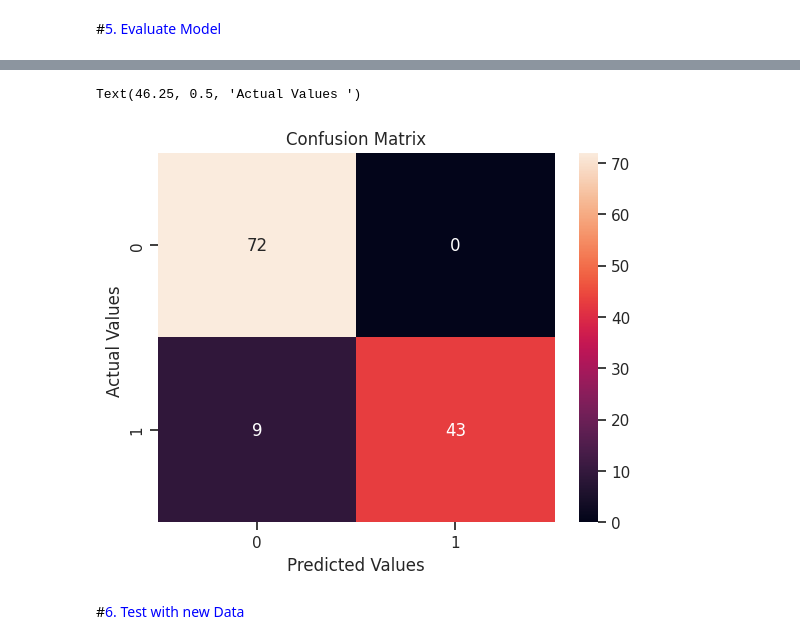
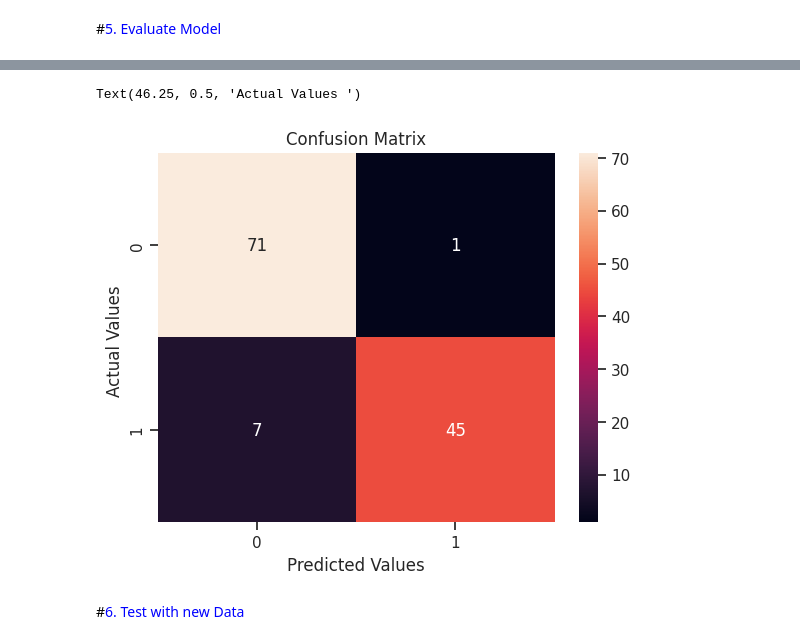
Before and after one commit to DaveMatNat/breast-cancer-ml, a Jupyter notebook: Breast_Cancer_ML.ipynb, the cells around one changed output, grey strips where cells are left out. Drawn from its saved outputs; the diff is of its cells as text; code cells hidden in the pictures.

```diff
--- a/Breast_Cancer_ML.ipynb
+++ b/Breast_Cancer_ML.ipynb
@@ -132,9 +132,9 @@ xtrain.shape , xval.shape
 # %% [markdown]
 #<font color=blue>4. Initialize and train model
 # %%
-tree = DecisionTreeClassifier()
-KNN = KNeighborsClassifier(n_neighbors=1)
-svm = SVC()
-ranforest = RandomForestClassifier()
-NB = GaussianNB()
-logistic = LogisticRegression()
+models = {'tree':DecisionTreeClassifier(),
+'KNN':KNeighborsClassifier(n_neighbors=1),
+'svm': SVC(),
+'ranforest': RandomForestClassifier(),
+'NB': GaussianNB(),
+'logistic': LogisticRegression()}
@@ -173,14 +172,18 @@ weighted avg       0.94      0.93      0.93       124
 # %%
 import seaborn as sb
 from sklearn.metrics import confusion_matrix
+
+m = models['tree']
+y_predict = m.predict(xval)
+
 cf = confusion_matrix(yval , y_predict)
 plt = sb.heatmap(cf, annot=True)
 plt.set_title('Confusion Matrix');
 plt.set_xlabel('Predicted Values')
 plt.set_ylabel('Actual Values ')
 # %% [output]
 Text(46.25, 0.5, 'Actual Values ')
-[figure, old version]
+[figure, new version]
 # %% [markdown]
 #<font color=blue>6. Test with new Data
 # %%
```
Also changed, not shown: parts of 4 cells of this notebook.
